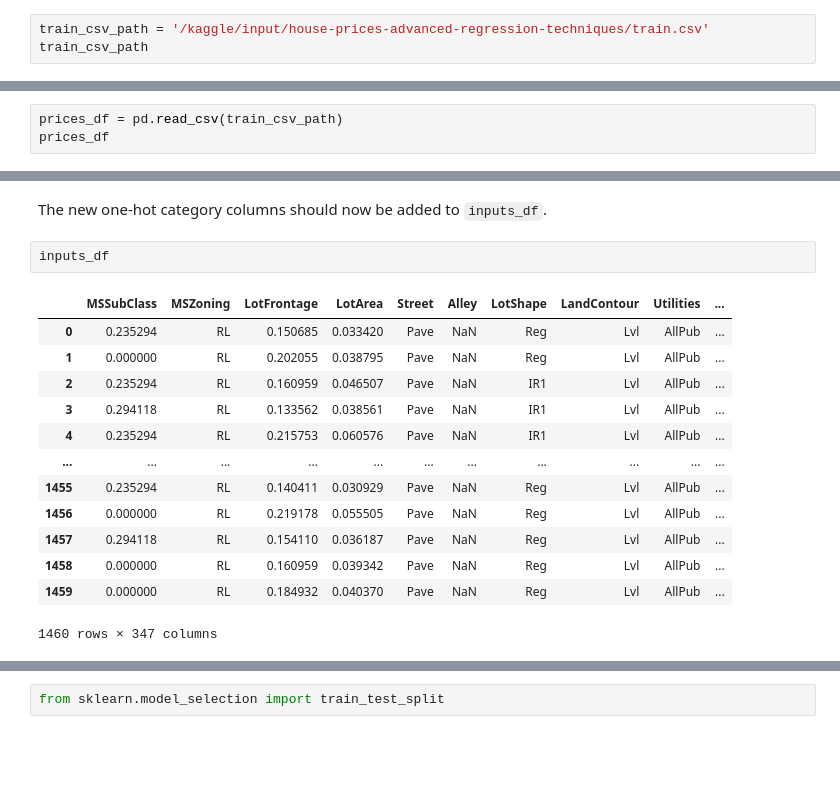
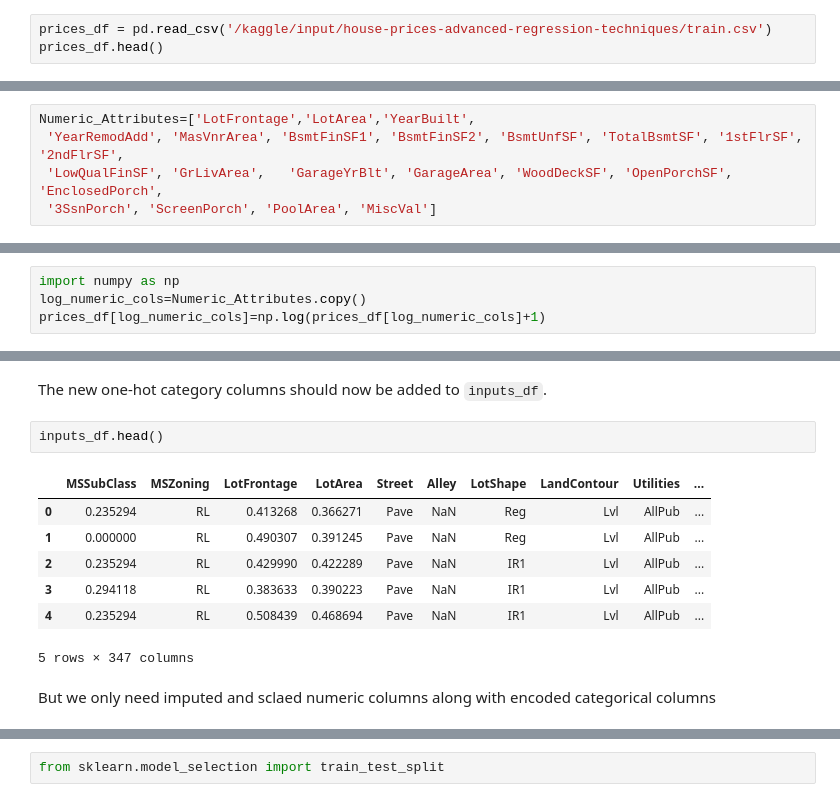
Before and after one commit to prasadposture/House-Prices---Advanced-Regression-Techniques, a Jupyter notebook: House Price Predictions.ipynb, the cells around one changed output, grey strips where cells are left out. Drawn from its saved outputs; the diff is of its cells as text; blank space fills up the shorter version.

```diff
--- a/House Price Predictions.ipynb
+++ b/House Price Predictions.ipynb
@@ -15,6 +17,6 @@ import pandas as pd
 pd.options.display.max_columns = 200
 pd.options.display.max_rows = 200
 # %%
-train_csv_path = '/kaggle/input/house-prices-advanced-regression-techniques/train.csv'
-train_csv_path
+prices_df = pd.read_csv('/kaggle/input/house-prices-advanced-regression-techniques/train.csv')
+prices_df.head()
 # %% [output]
@@ -22,3 +28,0 @@ train_csv_path
-# %%
-prices_df = pd.read_csv(train_csv_path)
-prices_df
@@ -146,0 +194,5 @@ The houses from neighbourhoods `NridgHt (Northridge Heights)` and `StoneBr (Ston
+# %%
+Numeric_Attributes=['LotFrontage','LotArea','YearBuilt',
+ 'YearRemodAdd', 'MasVnrArea', 'BsmtFinSF1', 'BsmtFinSF2', 'BsmtUnfSF', 'TotalBsmtSF', '1stFlrSF', '2ndFlrSF',
+ 'LowQualFinSF', 'GrLivArea',   'GarageYrBlt', 'GarageArea', 'WoodDeckSF', 'OpenPorchSF', 'EnclosedPorch',
+ '3SsnPorch', 'ScreenPorch', 'PoolArea', 'MiscVal']
@@ -157,0 +238,4 @@ Before we can train the model, we need to prepare the dataset. Here are the step
+# %%
+import numpy as np
+log_numeric_cols=Numeric_Attributes.copy()
+prices_df[log_numeric_cols]=np.log(prices_df[log_numeric_cols]+1)
@@ -406,18 +420,14 @@ inputs_df[encoded_cols] = encoder.transform(inputs_df[categorical_cols])
 # %% [markdown]
 The new one-hot category columns should now be added to `inputs_df`.
 # %%
-inputs_df
+inputs_df.head()
 # %% [output]
 |  | MSSubClass | MSZoning | LotFrontage | LotArea | Street | Alley | LotShape | LandContour | Utilities | ... |
-| 0 | 0.235294 | RL | 0.150685 | 0.033420 | Pave | NaN | Reg | Lvl | AllPub | ... |
-| 1 | 0.000000 | RL | 0.202055 | 0.038795 | Pave | NaN | Reg | Lvl | AllPub | ... |
-| 2 | 0.235294 | RL | 0.160959 | 0.046507 | Pave | NaN | IR1 | Lvl | AllPub | ... |
-| 3 | 0.294118 | RL | 0.133562 | 0.038561 | Pave | NaN | IR1 | Lvl | AllPub | ... |
-| 4 | 0.235294 | RL | 0.215753 | 0.060576 | Pave | NaN | IR1 | Lvl | AllPub | ... |
-| ... | ... | ... | ... | ... | ... | ... | ... | ... | ... | ... |
-| 1455 | 0.235294 | RL | 0.140411 | 0.030929 | Pave | NaN | Reg | Lvl | AllPub | ... |
-| 1456 | 0.000000 | RL | 0.219178 | 0.055505 | Pave | NaN | Reg | Lvl | AllPub | ... |
-| 1457 | 0.294118 | RL | 0.154110 | 0.036187 | Pave | NaN | Reg | Lvl | AllPub | ... |
-| 1458 | 0.000000 | RL | 0.160959 | 0.039342 | Pave | NaN | Reg | Lvl | AllPub | ... |
-| 1459 | 0.000000 | RL | 0.184932 | 0.040370 | Pave | NaN | Reg | Lvl | AllPub | ... |
+| 0 | 0.235294 | RL | 0.413268 | 0.366271 | Pave | NaN | Reg | Lvl | AllPub | ... |
+| 1 | 0.000000 | RL | 0.490307 | 0.391245 | Pave | NaN | Reg | Lvl | AllPub | ... |
+| 2 | 0.235294 | RL | 0.429990 | 0.422289 | Pave | NaN | IR1 | Lvl | AllPub | ... |
+| 3 | 0.294118 | RL | 0.383633 | 0.390223 | Pave | NaN | IR1 | Lvl | AllPub | ... |
+| 4 | 0.235294 | RL | 0.508439 | 0.468694 | Pave | NaN | IR1 | Lvl | AllPub | ... |
-1460 rows × 347 columns
+5 rows × 347 columns
+# %% [markdown]
+But we only need imputed and sclaed numeric columns along with encoded categorical columns
```
Also changed, not shown: parts of 109 cells of this notebook.
